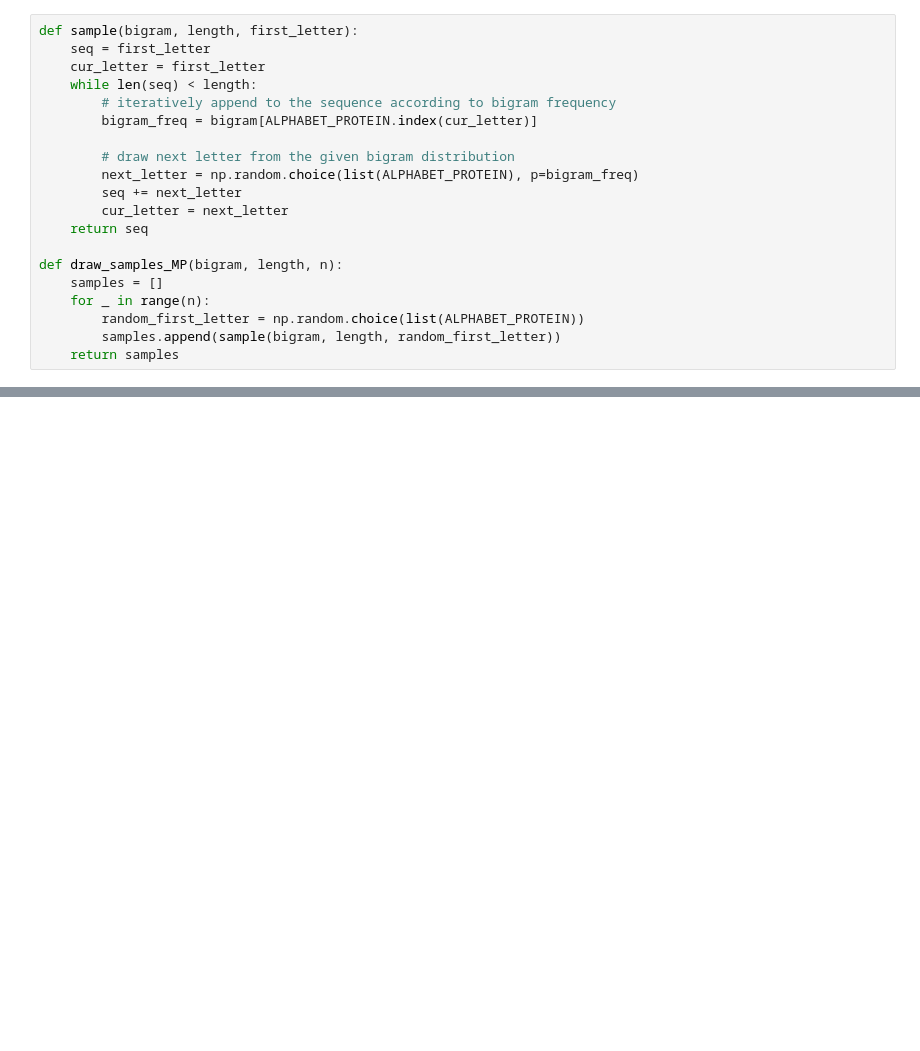
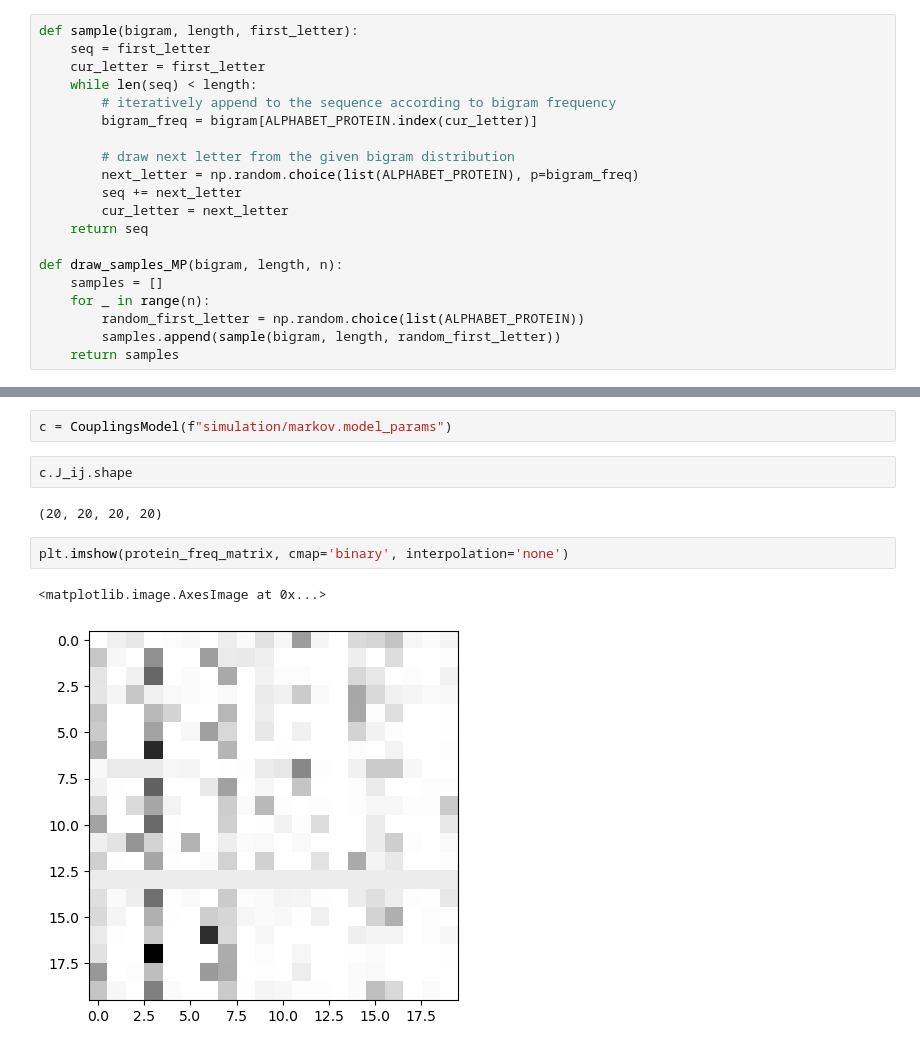
Before and after one commit to LDeng0205/msa_classify, a Jupyter notebook: simulation_markov.ipynb, the cells around one changed output, grey strips where cells are left out. Cells and saved outputs as stored; diff of their text form; blank space fills up the shorter version.

```diff
--- a/simulation_markov.ipynb
+++ b/simulation_markov.ipynb
@@ -94,0 +123,11 @@ data = draw_samples_MP(protein_freq_matrix, 5, 100000)
+# %%
+c = CouplingsModel(f"simulation/markov.model_params")
+# %%
+c.J_ij.shape
+# %% [output]
+(20, 20, 20, 20)
+# %%
+plt.imshow(protein_freq_matrix, cmap='binary', interpolation='none')
+# %% [output]
+<matplotlib.image.AxesImage at 0x...>
+[figure, added]
```
Also changed, not shown: parts of 17 cells of this notebook, 1 other file.
